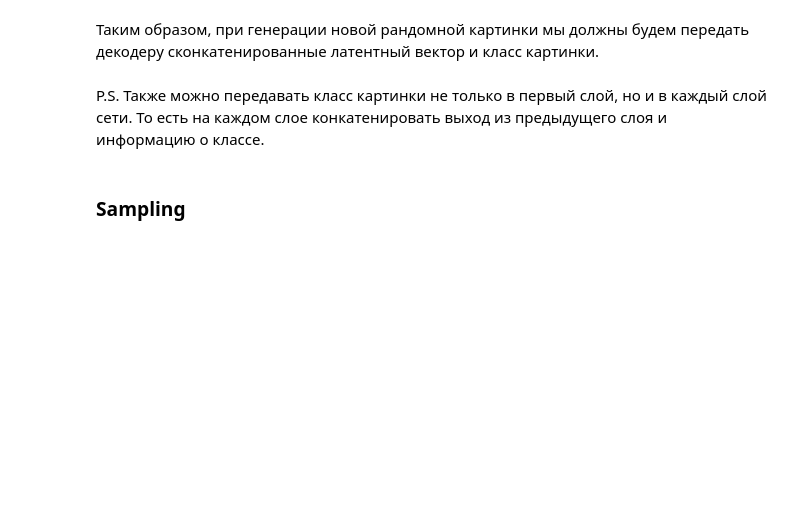
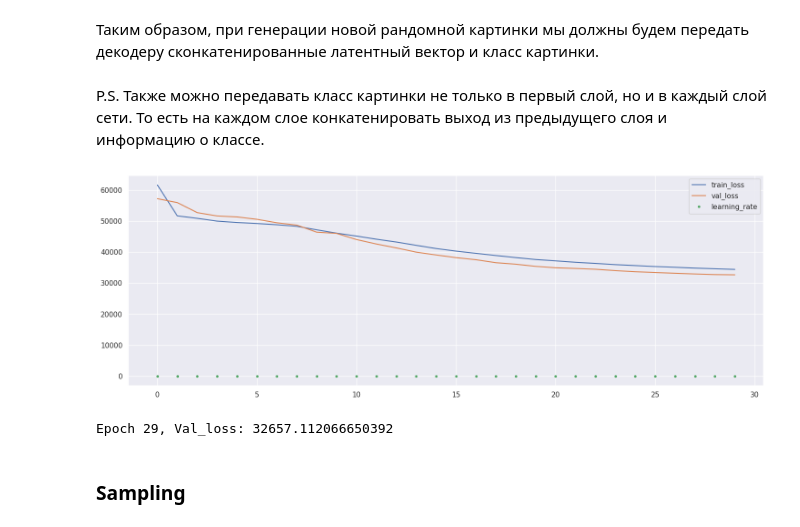
Before and after one commit to Chertushkin/mipt-dl, a Jupyter notebook: week4/[hw]autoencoders.ipynb, the cells around one changed output. Cells and saved outputs as stored; diff of their text form; code cells hidden in the pictures; blank space fills up the shorter version.

```diff
--- a/week4/[hw]autoencoders.ipynb
+++ b/week4/[hw]autoencoders.ipynb
@@ -991,0 +821,2 @@ class CVAE(nn.Module):
+# %%
+output_dim = 45
@@ -992,3 +949,18 @@ class CVAE(nn.Module):
+# %%
+device = 'cuda:0' if torch.cuda.is_available() else 'cpu'
+
+criterion = loss_vae
+
+autoencoder = ConditionalVAE().to(device)
+
+# optimizer = torch.optim.Adam(autoencoder.parameters(), lr=1e-2)
+optimizer = torch.optim.SGD(autoencoder.parameters(), lr=0.0001)
+scheduler = torch.optim.lr_scheduler.ReduceLROnPlateau(optimizer, patience=5, factor=0.5)
+# %%
+train_autoencoder(autoencoder, optimizer, scheduler, criterion, train_loader, test_loader, 30)
+# %% [output]
+[figure, added]
+Epoch 29, Val_loss: 32657.112066650392
 # %% [markdown]
 ### Sampling
 # %% [markdown]
```
Also changed, not shown: parts of 27 cells of this notebook.
